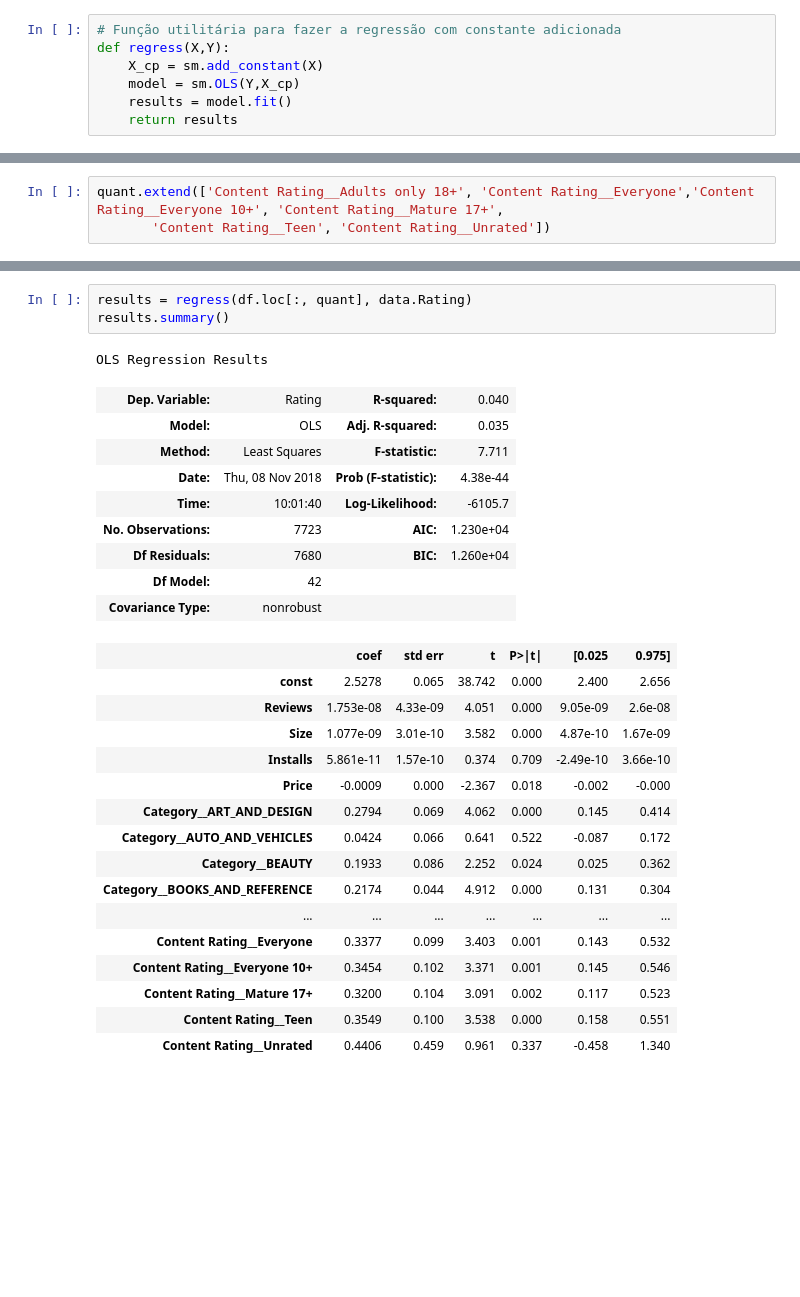
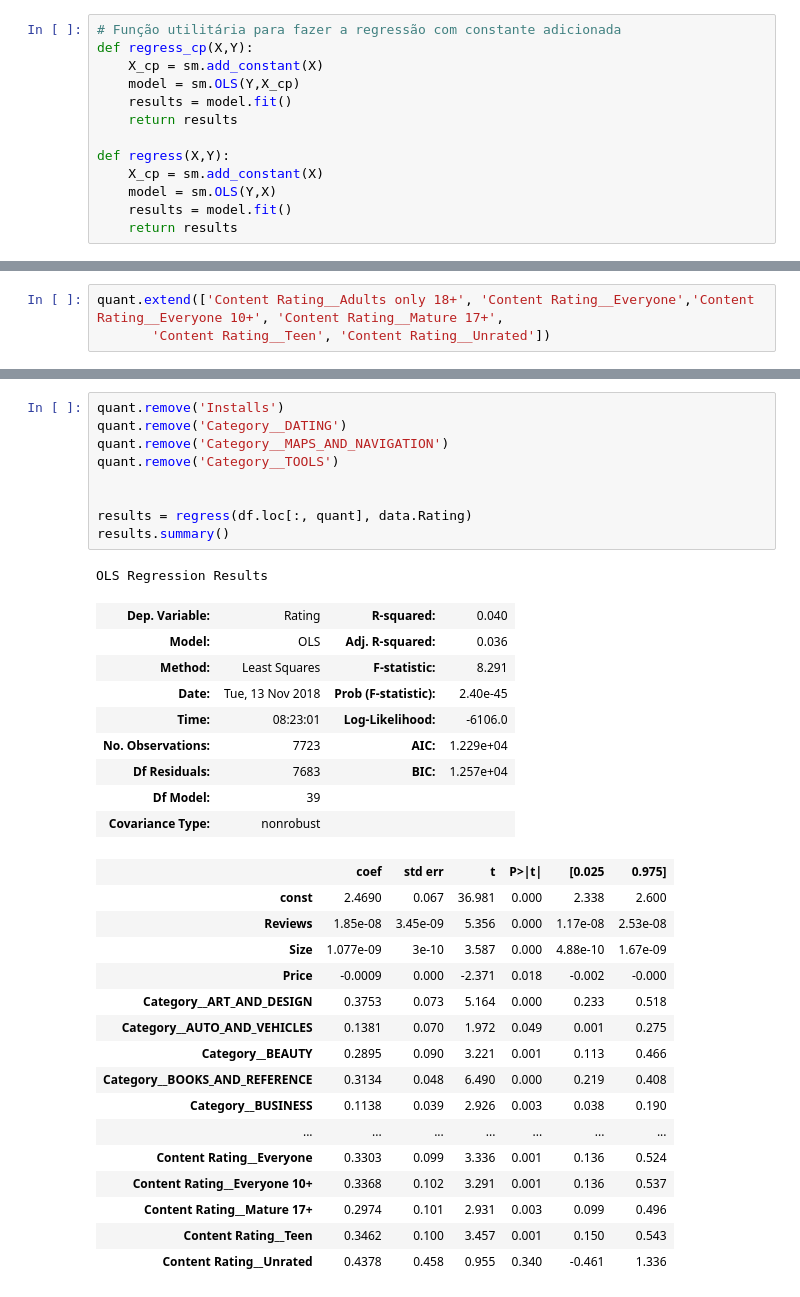
Before and after one commit to Arthurventrilho/Projeto3, a Jupyter notebook: P3.ipynb, the cells around one changed output, grey strips where cells are left out. Drawn from its saved outputs; the diff is of its cells as text; blank space fills up the shorter version.

```diff
--- a/P3.ipynb
+++ b/P3.ipynb
@@ -20,10 +21,16 @@ import statsmodels.api as sm
 # %%
 # Função utilitária para fazer a regressão com constante adicionada
-def regress(X,Y):
+def regress_cp(X,Y):
     X_cp = sm.add_constant(X)
     model = sm.OLS(Y,X_cp)
     results = model.fit()
     return results
+
+def regress(X,Y):
+    X_cp = sm.add_constant(X)
+    model = sm.OLS(Y,X)
+    results = model.fit()
+    return results
 # %%
 #Função que transforma colunas categóricas em colunas quantitativas
 def dummify(data, column_name):
@@ -161,30 +245,36 @@ quant.extend(['Content Rating__Adults only 18+', 'Content Rating__Everyone','Con
 # %%
+quant.remove('Installs')
+quant.remove('Category__DATING')
+quant.remove('Category__MAPS_AND_NAVIGATION')
+quant.remove('Category__TOOLS')
+
+
 results = regress(df.loc[:, quant], data.Rating)
 results.summary()
 # %% [output]
 OLS Regression Results
 | Dep. Variable: | Rating | R-squared: | 0.040 |
-| Model: | OLS | Adj. R-squared: | 0.035 |
-| Method: | Least Squares | F-statistic: | 7.711 |
-| Date: | Thu, 08 Nov 2018 | Prob (F-statistic): | 4.38e-44 |
-| Time: | 10:01:40 | Log-Likelihood: | -6105.7 |
-| No. Observations: | 7723 | AIC: | 1.230e+04 |
-| Df Residuals: | 7680 | BIC: | 1.260e+04 |
-| Df Model: | 42 |  |  |
+| Model: | OLS | Adj. R-squared: | 0.036 |
+| Method: | Least Squares | F-statistic: | 8.291 |
+| Date: | Tue, 13 Nov 2018 | Prob (F-statistic): | 2.40e-45 |
+| Time: | 08:23:01 | Log-Likelihood: | -6106.0 |
+| No. Observations: | 7723 | AIC: | 1.229e+04 |
+| Df Residuals: | 7683 | BIC: | 1.257e+04 |
+| Df Model: | 39 |  |  |
 | Covariance Type: | nonrobust |  |  |
 |  | coef | std err | t | P>|t| | [0.025 | 0.975] |
-| const | 2.5278 | 0.065 | 38.742 | 0.000 | 2.400 | 2.656 |
-| Reviews | 1.753e-08 | 4.33e-09 | 4.051 | 0.000 | 9.05e-09 | 2.6e-08 |
-| Size | 1.077e-09 | 3.01e-10 | 3.582 | 0.000 | 4.87e-10 | 1.67e-09 |
-| Installs | 5.861e-11 | 1.57e-10 | 0.374 | 0.709 | -2.49e-10 | 3.66e-10 |
-| Price | -0.0009 | 0.000 | -2.367 | 0.018 | -0.002 | -0.000 |
-| Category__ART_AND_DESIGN | 0.2794 | 0.069 | 4.062 | 0.000 | 0.145 | 0.414 |
-| Category__AUTO_AND_VEHICLES | 0.0424 | 0.066 | 0.641 | 0.522 | -0.087 | 0.172 |
-| Category__BEAUTY | 0.1933 | 0.086 | 2.252 | 0.024 | 0.025 | 0.362 |
-| Category__BOOKS_AND_REFERENCE | 0.2174 | 0.044 | 4.912 | 0.000 | 0.131 | 0.304 |
+| const | 2.4690 | 0.067 | 36.981 | 0.000 | 2.338 | 2.600 |
+| Reviews | 1.85e-08 | 3.45e-09 | 5.356 | 0.000 | 1.17e-08 | 2.53e-08 |
+| Size | 1.077e-09 | 3e-10 | 3.587 | 0.000 | 4.88e-10 | 1.67e-09 |
+| Price | -0.0009 | 0.000 | -2.371 | 0.018 | -0.002 | -0.000 |
+| Category__ART_AND_DESIGN | 0.3753 | 0.073 | 5.164 | 0.000 | 0.233 | 0.518 |
+| Category__AUTO_AND_VEHICLES | 0.1381 | 0.070 | 1.972 | 0.049 | 0.001 | 0.275 |
+| Category__BEAUTY | 0.2895 | 0.090 | 3.221 | 0.001 | 0.113 | 0.466 |
+| Category__BOOKS_AND_REFERENCE | 0.3134 | 0.048 | 6.490 | 0.000 | 0.219 | 0.408 |
+| Category__BUSINESS | 0.1138 | 0.039 | 2.926 | 0.003 | 0.038 | 0.190 |
 | ... | ... | ... | ... | ... | ... | ... |
-| Content Rating__Everyone | 0.3377 | 0.099 | 3.403 | 0.001 | 0.143 | 0.532 |
-| Content Rating__Everyone 10+ | 0.3454 | 0.102 | 3.371 | 0.001 | 0.145 | 0.546 |
-| Content Rating__Mature 17+ | 0.3200 | 0.104 | 3.091 | 0.002 | 0.117 | 0.523 |
-| Content Rating__Teen | 0.3549 | 0.100 | 3.538 | 0.000 | 0.158 | 0.551 |
-| Content Rating__Unrated | 0.4406 | 0.459 | 0.961 | 0.337 | -0.458 | 1.340 |
+| Content Rating__Everyone | 0.3303 | 0.099 | 3.336 | 0.001 | 0.136 | 0.524 |
+| Content Rating__Everyone 10+ | 0.3368 | 0.102 | 3.291 | 0.001 | 0.136 | 0.537 |
+| Content Rating__Mature 17+ | 0.2974 | 0.101 | 2.931 | 0.003 | 0.099 | 0.496 |
+| Content Rating__Teen | 0.3462 | 0.100 | 3.457 | 0.001 | 0.150 | 0.543 |
+| Content Rating__Unrated | 0.4378 | 0.458 | 0.955 | 0.340 | -0.461 | 1.336 |
```
Also changed, not shown: parts of 14 cells of this notebook.
